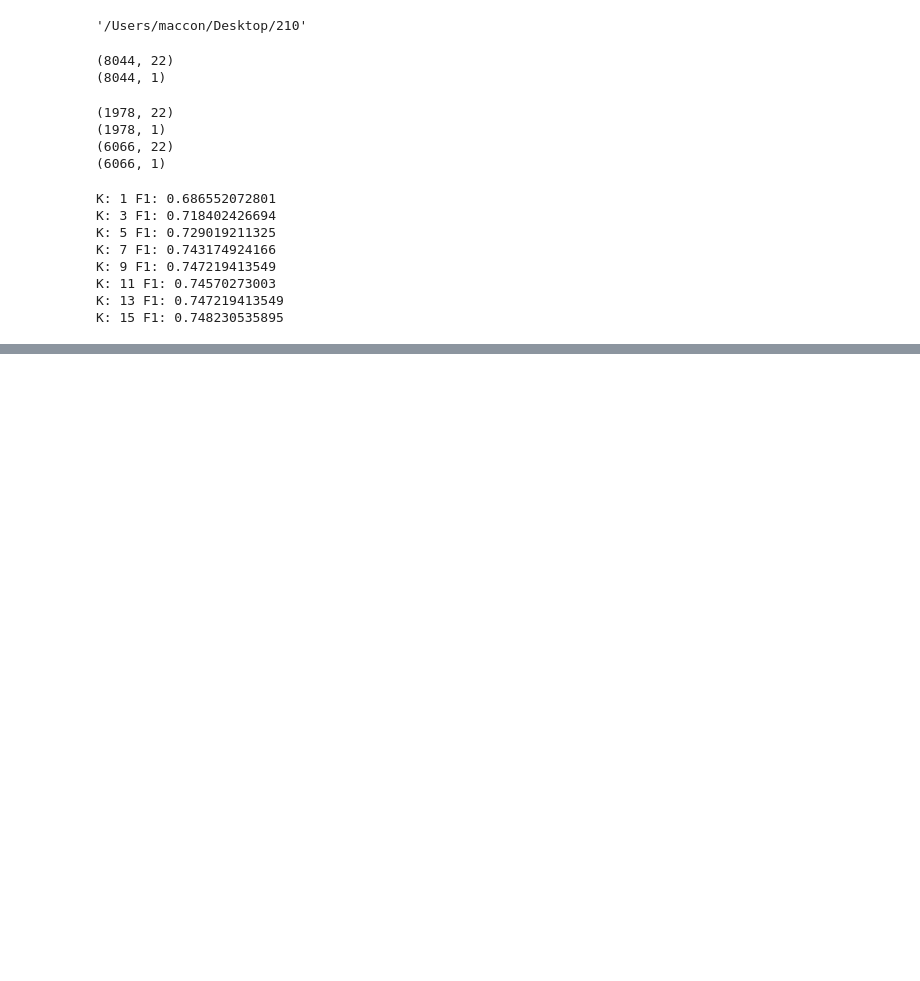
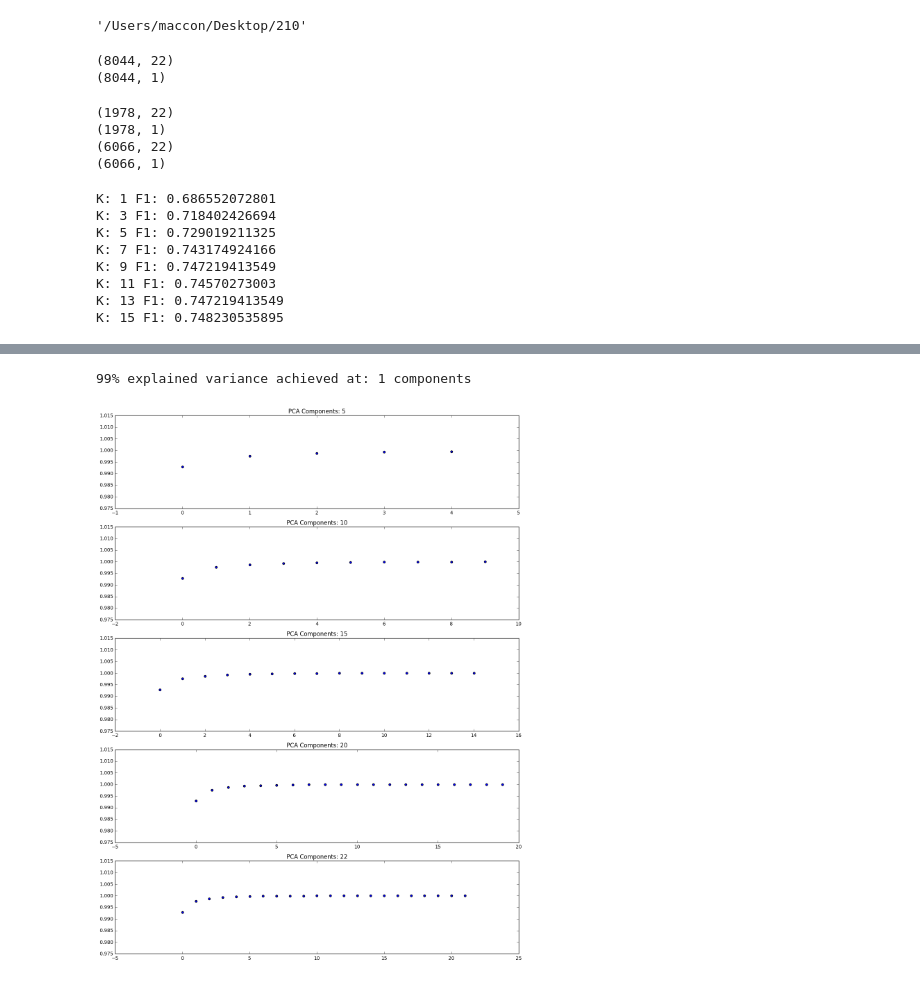
Before and after one commit to acconciamessa/W210, a Jupyter notebook: Baseline - KNN, Log, RF, Ada.ipynb, the cells around one changed output, grey strips where cells are left out. Drawn from its saved outputs; the diff is of its cells as text; code cells hidden in the pictures; blank space fills up the shorter version.

Commit message:
Added tests w/diff labels, PCA 2D

```diff
--- a/Baseline - KNN, Log, RF, Ada.ipynb
+++ b/Baseline - KNN, Log, RF, Ada.ipynb
@@ -92,0 +93,3 @@ C: 100 F1: 0.806875631951
+# %%
+labels2 = pd.read_csv('./Labels2.csv', sep=',')
+print (labels2.shape)
@@ -92,0 +117,10 @@ C: 100 F1: 0.806875631951
+# %%
+def KNN(k):
+    knn = KNeighborsClassifier(n_neighbors=k)
+    knn.fit(split_train_data2, split_train_labels2)
+    test_preds = knn.predict(split_test_data2)
+    print ("K:", k, "F1:", metrics.accuracy_score(split_test_labels2, test_preds))
+
+
+for i in [1,3,5,7,9,11,13,15]:
+    KNN(i)
@@ -92,0 +165,41 @@ C: 100 F1: 0.806875631951
+# %%
+import matplotlib as mp
+import matplotlib.pyplot as plt
+from sklearn.decomposition import PCA
+def PCA_Plot():
+    pca_feat = [5,10,15,20,22]
+    plt.figure(figsize=(15,20))
+
+    # Loop through the pca component values
+    for i in range(len(pca_feat)):
+
+        # Fit PCA
+        k_pca = PCA(n_components=pca_feat[i]).fit(data)
+
+        # Establish temporary variables
+        cum_vars = []
+        p1_cum_var = 0
+        target=0
+
+        # Create Subplot
+        ax = plt.subplot(len(pca_feat),1,i+1)
+
+        # loop through each individual PCA component and create a list of the
+        # incremental increases of explained variance
+        for k in range(pca_feat[i]):
+            p1_cum_var += k_pca.explained_variance_ratio_[k]
+            cum_vars.append(p1_cum_var)
+
+            # Identify the point where we have 90% explained variance
+            if((p1_cum_var >= 0.99) & (target==0)):
+                target = k
+
+        # Plot the data
+        plt.scatter(range(pca_feat[i]),cum_vars)
+        plt.title("PCA Components: %s" % pca_feat[i])
+    print ("99% explained variance achieved at:", target, "components")
+    plt.show()
+PCA_Plot()
+# %% [output]
+99% explained variance achieved at: 1 components
+[figure, added]
```
Also changed, not shown: parts of 8 cells of this notebook.
